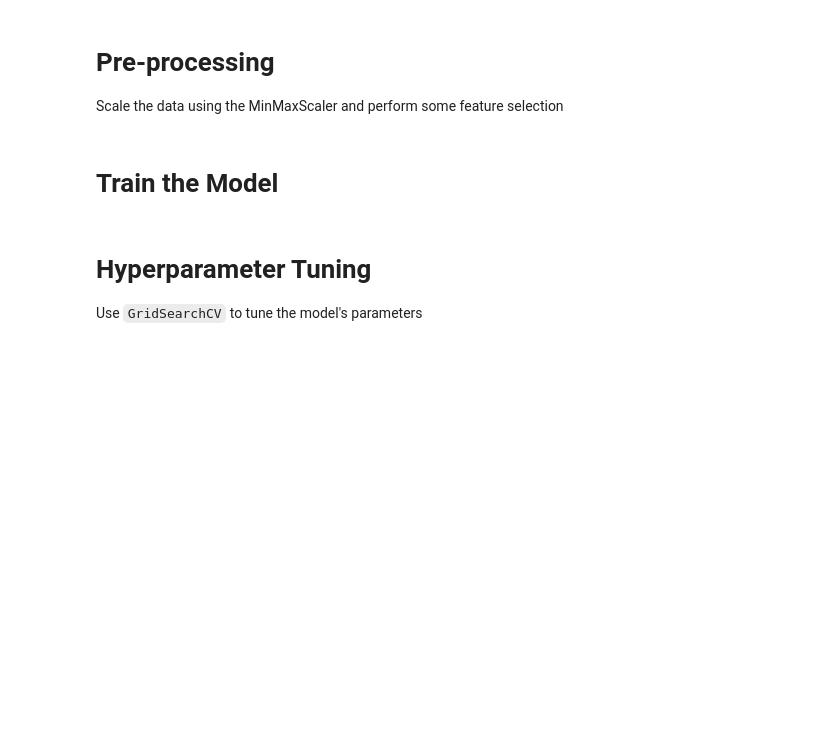
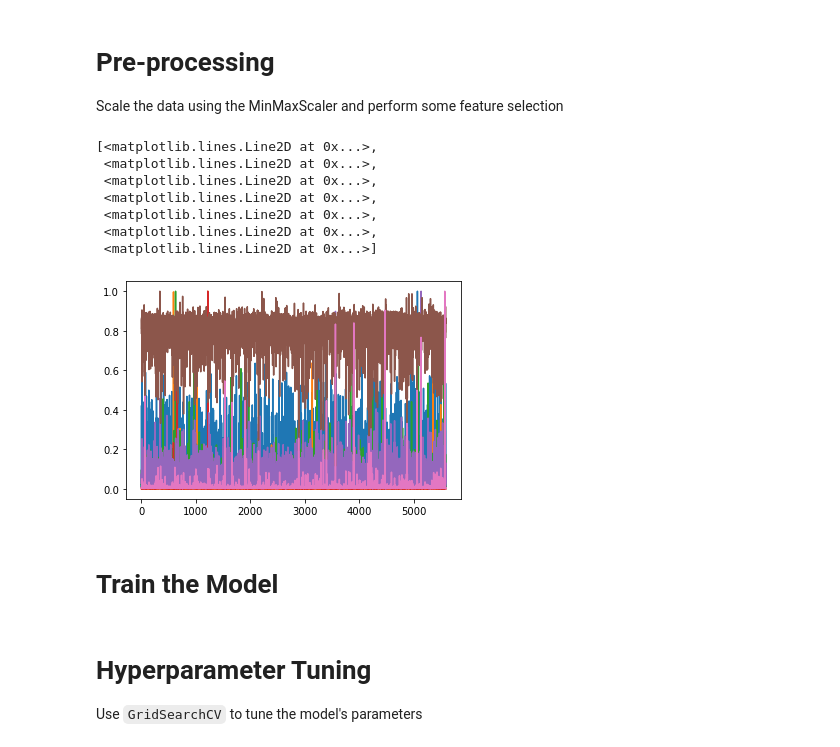
Before and after one commit to jaysueno/plantery-machine-learning-predictor, a Jupyter notebook: model_1.ipynb, the cells around one changed output. Drawn from its saved outputs; the diff is of its cells as text; code cells hidden in the pictures; blank space fills up the shorter version.

Commit message:
model 1 notebook build

```diff
--- a/model_1.ipynb
+++ b/model_1.ipynb
@@ -10,9 +29,9 @@ import pandas as pd
 # %% [markdown]
 # Read the CSV and Perform Basic Data Cleaning
 # %%
-df = pd.read_csv("exoplanet_data.csv")
+df = pd.read_csv("data/exoplanet_data.csv")
 # Drop the null columns where all values are null
 df = df.dropna(axis='columns', how='all')
 # Drop the null rows
 df = df.dropna()
-df.head()
+df
@@ -20,4 +53,6 @@ df.head()
 # Select your features (columns)
 # %%
 # Set features. This will also be used as your x values.
-selected_features = df[['names', 'of', 'selected', 'features', 'here']]
+# these features seem interesting according to the documentation ['koi_period', 'koi_impact', 'koi_duration', koi_prad', 'koi_teq', 'koi_slogg', 'koi_srad', ]
+selected_features = df[['koi_period', 'koi_impact', 'koi_duration', 'koi_prad', 'koi_teq', 'koi_slogg', 'koi_srad']]
+selected_features
@@ -25,3 +74,6 @@ selected_features = df[['names', 'of', 'selected', 'features', 'here']]
 # Create a Train Test Split
 
 Use `koi_disposition` for the y values
+# %%
+labels = df['koi_disposition']
+labels
@@ -28,2 +93,5 @@ Use `koi_disposition` for the y values
+# %%
+from sklearn.model_selection import train_test_split
+X_train, X_test, y_train, y_test = train_test_split(selected_features, labels, train_size=.8, random_state=3 )
 # %%
 X_train.head()
@@ -36,3 +109,23 @@ Scale the data using the MinMaxScaler and perform some feature selection
+# %%
+# Scale your data
+from sklearn.preprocessing import MinMaxScaler, LabelEncoder
+from tensorflow.keras.utils import to_categorical
+X_scaler = MinMaxScaler().fit(X_train)
+X_train_scaled = X_scaler.transform(X_train)
+X_test_scaled = X_scaler.transform(X_test)
+X_train_scaled
+
+import matplotlib.pyplot as plt
+plt.plot(X_train_scaled)
+# %% [output]
+[<matplotlib.lines.Line2D at 0x...>,
+ <matplotlib.lines.Line2D at 0x...>,
+ <matplotlib.lines.Line2D at 0x...>,
+ <matplotlib.lines.Line2D at 0x...>,
+ <matplotlib.lines.Line2D at 0x...>,
+ <matplotlib.lines.Line2D at 0x...>,
+ <matplotlib.lines.Line2D at 0x...>]
+[figure, added]
 # %% [markdown]
 # Train the Model
 # %%
```
Also changed, not shown: parts of 9 cells of this notebook.
